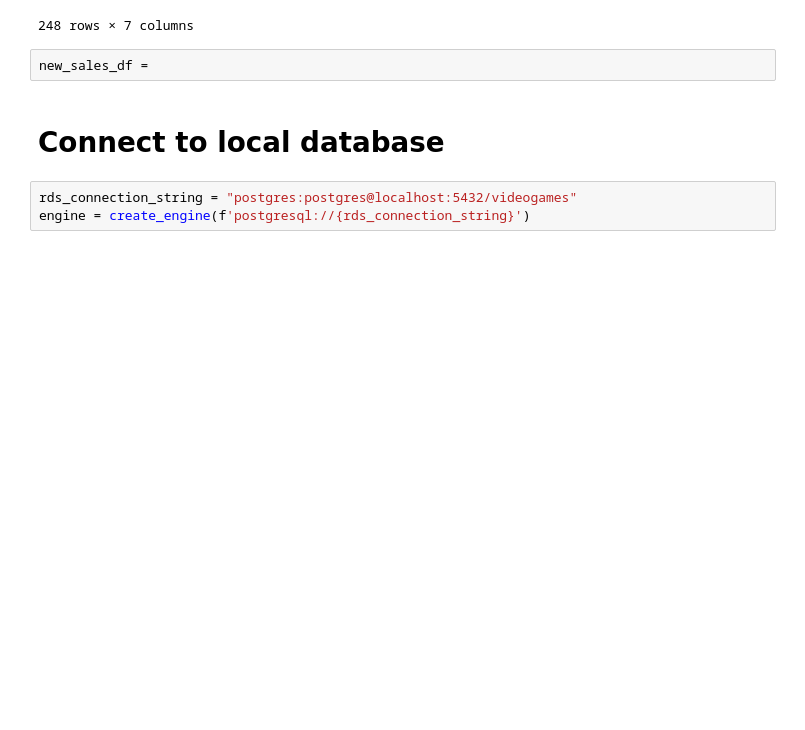
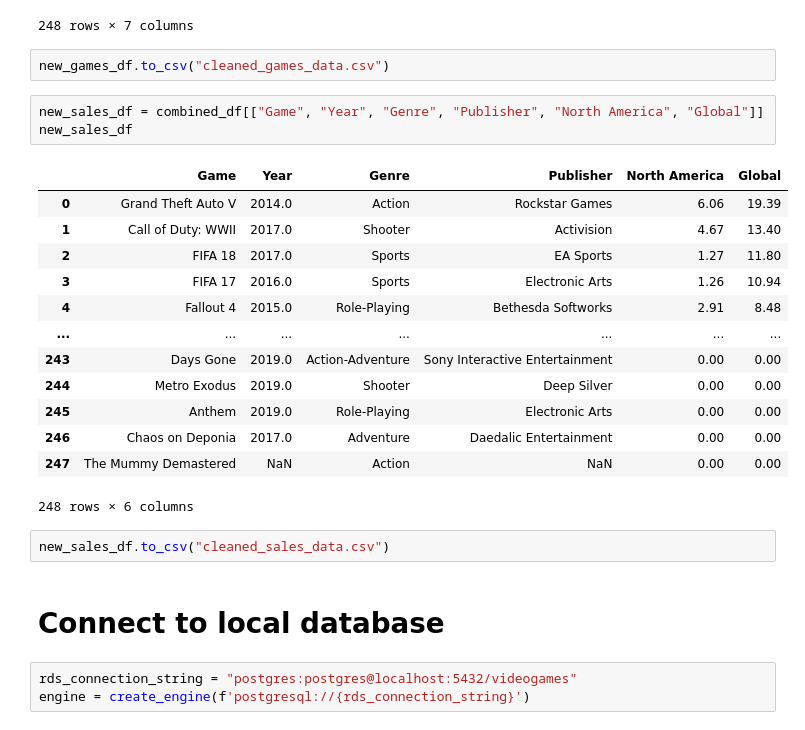
Before and after one commit to syd-cavs/ETL-project, a Jupyter notebook: data_etl.ipynb, the cells around one changed output. Drawn from its saved outputs; the diff is of its cells as text; blank space fills up the shorter version.

```diff
--- a/data_etl.ipynb
+++ b/data_etl.ipynb
@@ -125,8 +125,27 @@ new_games_df
 | 246 | Chaos on Deponia | 1500 | 1074 | 77.6 | 3.3 | 3 | 4 |
 | 247 | The Mummy Demastered | 1944 | 1889 | 35.5 | 3.9 | 6 | 8 |
 248 rows × 7 columns
-# %%
-new_sales_df =
+# %%
+new_games_df.to_csv("cleaned_games_data.csv")
+# %%
+new_sales_df = combined_df[["Game", "Year", "Genre", "Publisher", "North America", "Global"]]
+new_sales_df
+# %% [output]
+|  | Game | Year | Genre | Publisher | North America | Global |
+| 0 | Grand Theft Auto V | 2014.0 | Action | Rockstar Games | 6.06 | 19.39 |
+| 1 | Call of Duty: WWII | 2017.0 | Shooter | Activision | 4.67 | 13.40 |
+| 2 | FIFA 18 | 2017.0 | Sports | EA Sports | 1.27 | 11.80 |
+| 3 | FIFA 17 | 2016.0 | Sports | Electronic Arts | 1.26 | 10.94 |
+| 4 | Fallout 4 | 2015.0 | Role-Playing | Bethesda Softworks | 2.91 | 8.48 |
+| ... | ... | ... | ... | ... | ... | ... |
+| 243 | Days Gone | 2019.0 | Action-Adventure | Sony Interactive Entertainment | 0.00 | 0.00 |
+| 244 | Metro Exodus | 2019.0 | Shooter | Deep Silver | 0.00 | 0.00 |
+| 245 | Anthem | 2019.0 | Role-Playing | Electronic Arts | 0.00 | 0.00 |
+| 246 | Chaos on Deponia | 2017.0 | Adventure | Daedalic Entertainment | 0.00 | 0.00 |
+| 247 | The Mummy Demastered | NaN | Action | NaN | 0.00 | 0.00 |
+248 rows × 6 columns
+# %%
+new_sales_df.to_csv("cleaned_sales_data.csv")
 # %% [markdown]
 # Connect to local database
 # %%
```
